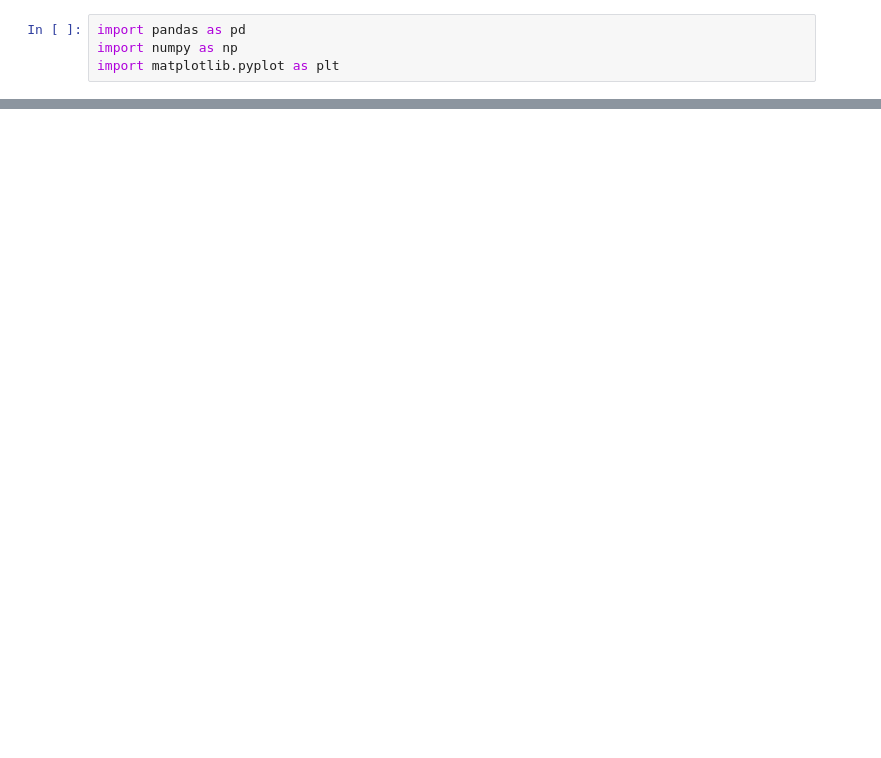
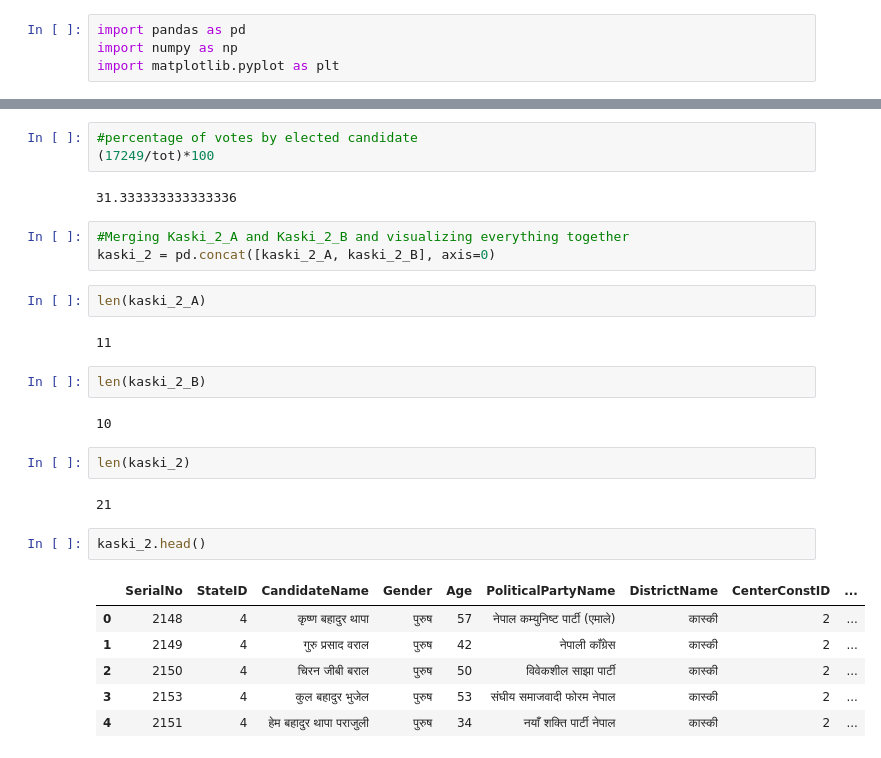
Before and after one commit to rasmibhattarai72/Datathon_ices, a Jupyter notebook: Datathon/Untitled1.ipynb, the cells around one changed output, grey strips where cells are left out. Drawn from its saved outputs; the diff is of its cells as text; blank space fills up the shorter version.

```diff
--- a/Datathon/Untitled1.ipynb
+++ b/Datathon/Untitled1.ipynb
@@ -15,0 +240,29 @@ state_kaski.head()
+# %%
+#percentage of votes by elected candidate
+(17249/tot)*100
+# %% [output]
+31.333333333333336
+# %%
+#Merging Kaski_2_A and Kaski_2_B and visualizing everything together
+kaski_2 = pd.concat([kaski_2_A, kaski_2_B], axis=0)
+# %%
+len(kaski_2_A)
+# %% [output]
+11
+# %%
+len(kaski_2_B)
+# %% [output]
+10
+# %%
+len(kaski_2)
+# %% [output]
+21
+# %%
+kaski_2.head()
+# %% [output]
+|  | SerialNo | StateID | CandidateName | Gender | Age | PoliticalPartyName | DistrictName | CenterConstID | ... |
+| 0 | 2148 | 4 | कृष्ण बहादुर थापा | पुरुष | 57 | नेपाल कम्युनिष्ट पार्टी (एमाले) | कास्की | 2 | ... |
+| 1 | 2149 | 4 | गुरु प्रसाद वराल | पुरुष | 42 | नेपाली काँग्रेस | कास्की | 2 | ... |
+| 2 | 2150 | 4 | चिरन जीबी बराल | पुरुष | 50 | विवेकशील साझा पार्टी | कास्की | 2 | ... |
+| 3 | 2153 | 4 | कुल बहादुर भुजेल | पुरुष | 53 | संघीय समाजवादी फोरम नेपाल | कास्की | 2 | ... |
+| 4 | 2151 | 4 | हेम बहादुर थापा पराजुली | पुरुष | 34 | नयाँ शक्ति पार्टी नेपाल | कास्की | 2 | ... |
```
Also changed, not shown: parts of 34 cells of this notebook, 3 other files.
